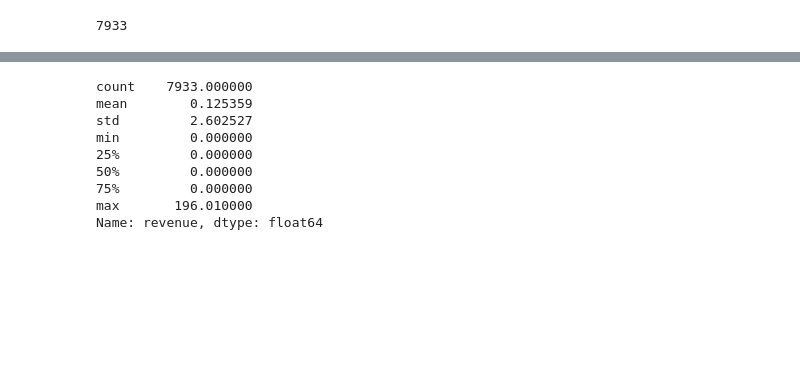
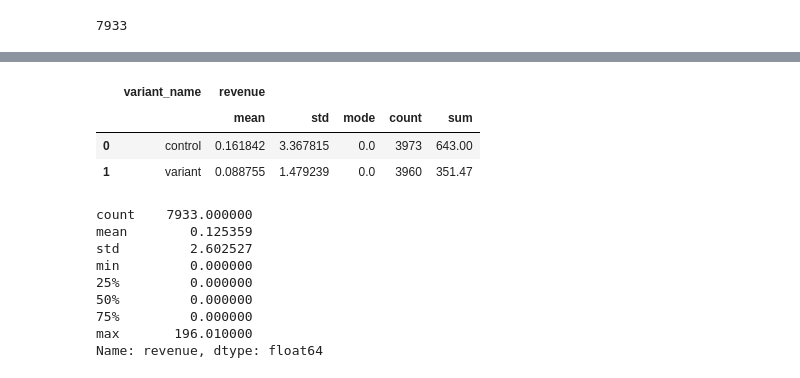
Before and after one commit to dariaveremey/Ab-testing_, a Jupyter notebook: Ab-testing.ipynb, the cells around one changed output, grey strips where cells are left out. Saved outputs shown, nothing was run; the diff lists cells and outputs as text; code cells hidden in the pictures; blank space fills up the shorter version.

```diff
--- a/Ab-testing.ipynb
+++ b/Ab-testing.ipynb
@@ -104,3 +113,11 @@ ab_df_unique['revenue'].hist()
+# %%
+ab_df_unique.groupby('variant_name', as_index =False)\
+            .agg({'revenue' : [np.mean, np.std, pd.Series.mode, 'count', np.sum]})
+# %% [output]
+|  | variant_name | revenue |  |  |  |  |
+|  |  | mean | std | mode | count | sum |
+| 0 | control | 0.161842 | 3.367815 | 0.0 | 3973 | 643.00 |
+| 1 | variant | 0.088755 | 1.479239 | 0.0 | 3960 | 351.47 |
 # %%
 ab_df_unique['revenue'].describe()
 # %% [output]
```
Also changed, not shown: parts of 29 cells of this notebook.
